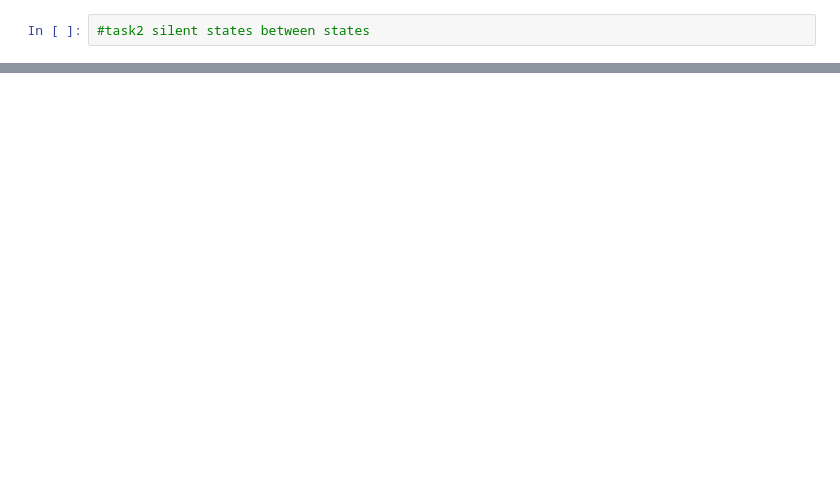
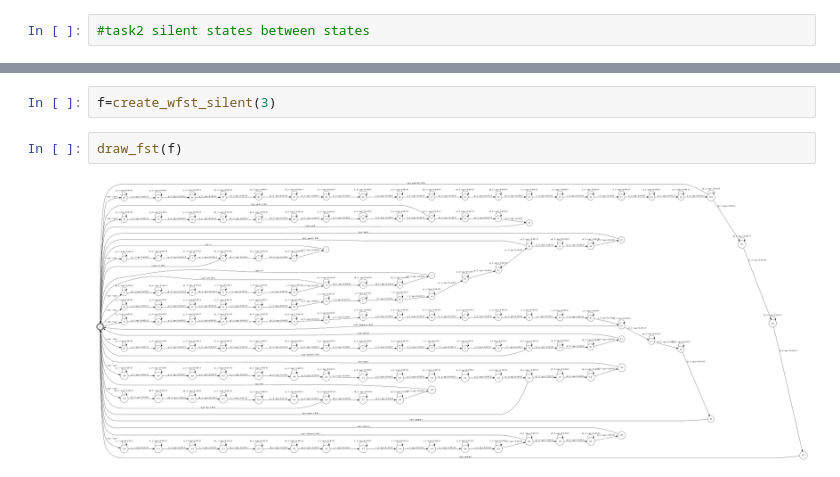
Before and after one commit to SIMONDSKNIGHT/ASR_CW, a Jupyter notebook: assignment-Copy1.ipynb, the cells around one changed output, grey strips where cells are left out. Drawn from its saved outputs; the diff is of its cells as text; blank space fills up the shorter version.

```diff
--- a/assignment-Copy1.ipynb
+++ b/assignment-Copy1.ipynb
@@ -714,0 +688,6 @@ def create_wfst_silence(n, probabilities=None, next_state_prob=0.5):
+# %%
+f=create_wfst_silent(3)
+# %%
+draw_fst(f)
+# %% [output]
+[figure, added]
```
Also changed, not shown: parts of 8 cells of this notebook, 5 other files.
